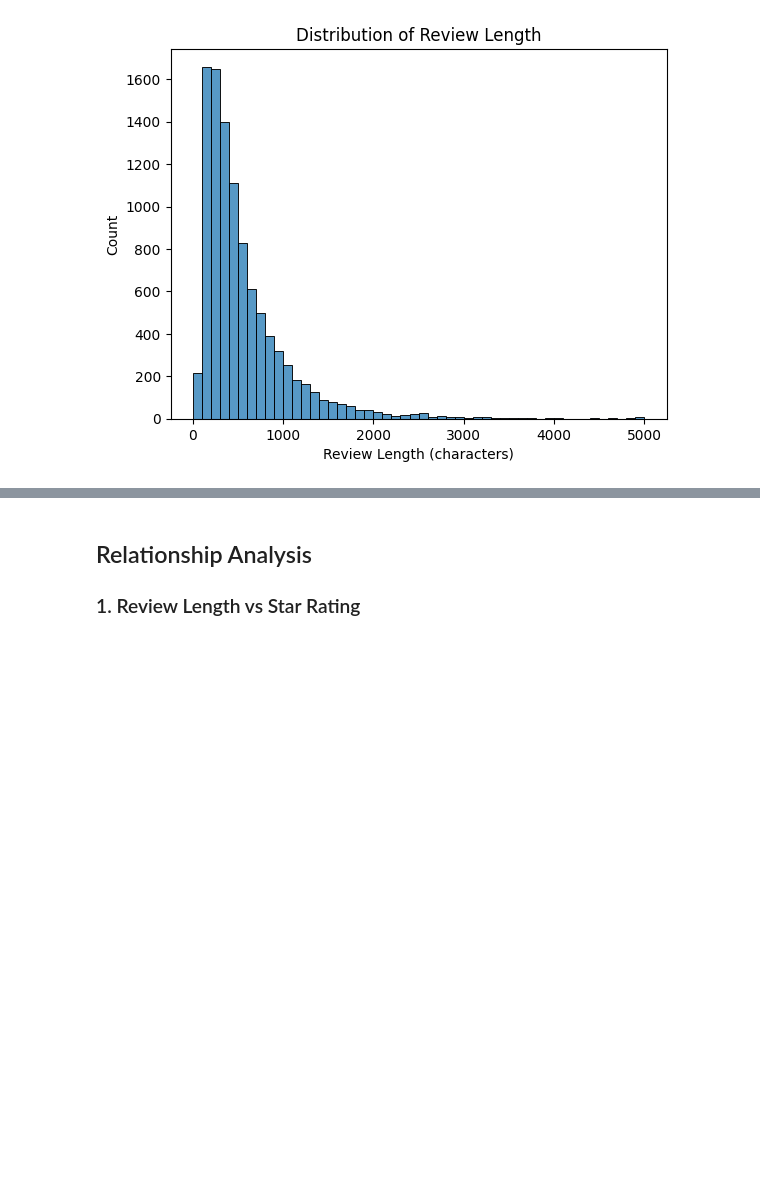
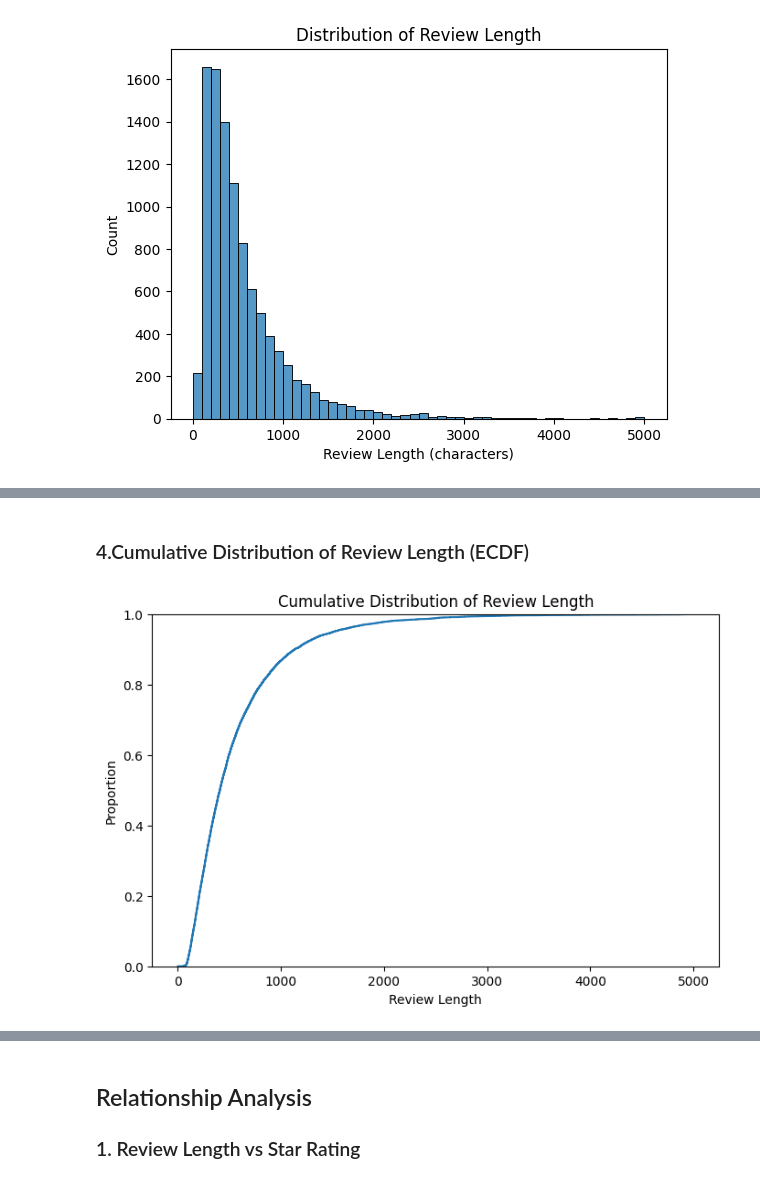
Before and after one commit to Lu8na/IT362, a Jupyter notebook: SecondaryData.ipynb, the cells around one changed output, grey strips where cells are left out. Drawn from its saved outputs; the diff is of its cells as text; code cells hidden in the pictures; blank space fills up the shorter version.

```diff
--- a/SecondaryData.ipynb
+++ b/SecondaryData.ipynb
@@ -426,0 +452,16 @@ The majority of reviews appear to fall under 1,000 characters, with a long tail
+# %% [markdown]
+### 4.Cumulative Distribution of Review Length (ECDF)
+# %%
+plt.figure(figsize=(8,5))
+
+# Re-create review_length to ensure it exists
+reviews["review_length"] = reviews["text"].astype(str).str.len()
+sns.ecdfplot(data=reviews, x="review_length")
+
+plt.title("Cumulative Distribution of Review Length")
+plt.xlabel("Review Length")
+plt.ylabel("Proportion")
+
+plt.show()
+# %% [output]
+[figure, added]
```
Also changed, not shown: parts of 14 cells of this notebook.
